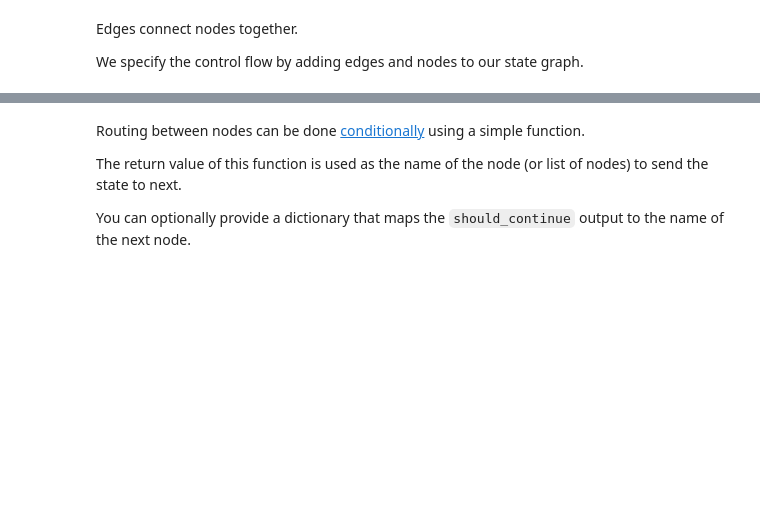
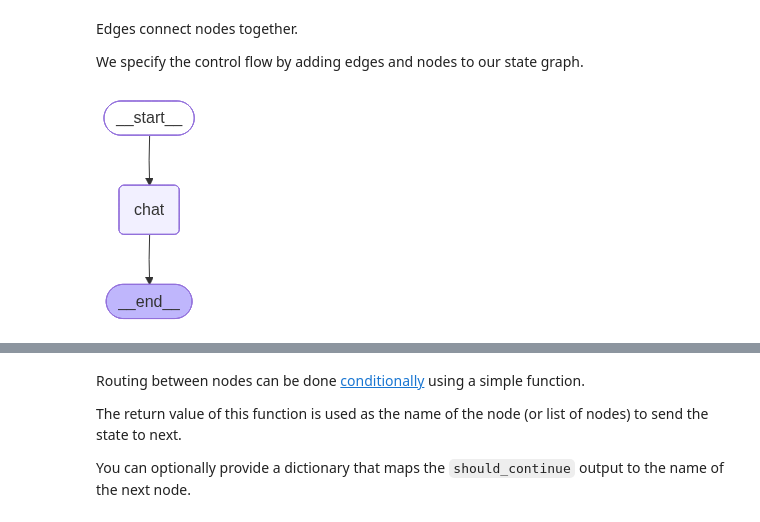
Before and after one commit to MuhammadUmerKhan/GenAI-AgenticAI-MCP-Tutorials, a Jupyter notebook: LangChain Academy Course/Projects/02_ambient_agent/notebook/01_langGraph_101.ipynb, the cells around one changed output, grey strips where cells are left out. Drawn from its saved outputs; the diff is of its cells as text; code cells hidden in the pictures; blank space fills up the shorter version.

Commit message:
LangGraph 101 -> Complete

```diff
--- a/LangChain Academy Course/Projects/02_ambient_agent/notebook/01_langGraph_101.ipynb
+++ b/LangChain Academy Course/Projects/02_ambient_agent/notebook/01_langGraph_101.ipynb
@@ -30,0 +85,4 @@ In addition, we can [set `parallel_tool_calls=False`](https://python.langchain.c
+# %%
+# Extract tool calls and execute them
+args = output.tool_calls[0]['args']
+args
@@ -82,6 +165,10 @@ This can be any object with `getattr()` in python, such as a dictionary, datacla
 - TypeDict is fastest but doesn’t support defaults
 - Dataclass is basically as fast, supports dot syntax `state.foo`, and has defaults.
 - Pydantic is slower (especially with custom validators) but gives type validation.
+# %%
+class StateSchema(TypedDict):
+    request: str
+    email: str
 # %% [markdown]
 Each node is simply a python function or typescript code. This gives us full control over the logic inside each node.
 
@@ -92,7 +179,30 @@ By default, [state keys are overwritten](https://langchain-ai.github.io/langgrap
 However, you can [define custom update logic](https://langchain-ai.github.io/langgraph/concepts/low_level/#reducers).
 
 ![nodes_edges](img/nodes_edges.png)
+# %%
+def chatNode(state: StateSchema) -> StateSchema:
+
+    request = state["request"]
+    model_with_tools = model.bind_tools([write_email], tool_choice="any", parallel_tool_calls=False)
+    response = model_with_tools.invoke(request)
+    args = response.tool_calls[0]['args']
+
+    email = write_email.invoke(args)
+    return {"request": request, "email": email}
 # %% [markdown]
 Edges connect nodes together.
 
 We specify the control flow by adding edges and nodes to our state graph.
+# %%
+builder = StateGraph(StateSchema)
+
+builder.add_node("chat", chatNode)
+
+builder.add_edge(START, "chat")
+builder.add_edge("chat", END)
+
+graph = builder.compile()
+# %%
+display(Image(graph.get_graph().draw_mermaid_png()))
+# %% [output]
+[figure, added]
```
Also changed, not shown: parts of 23 cells of this notebook, 3 other files.
